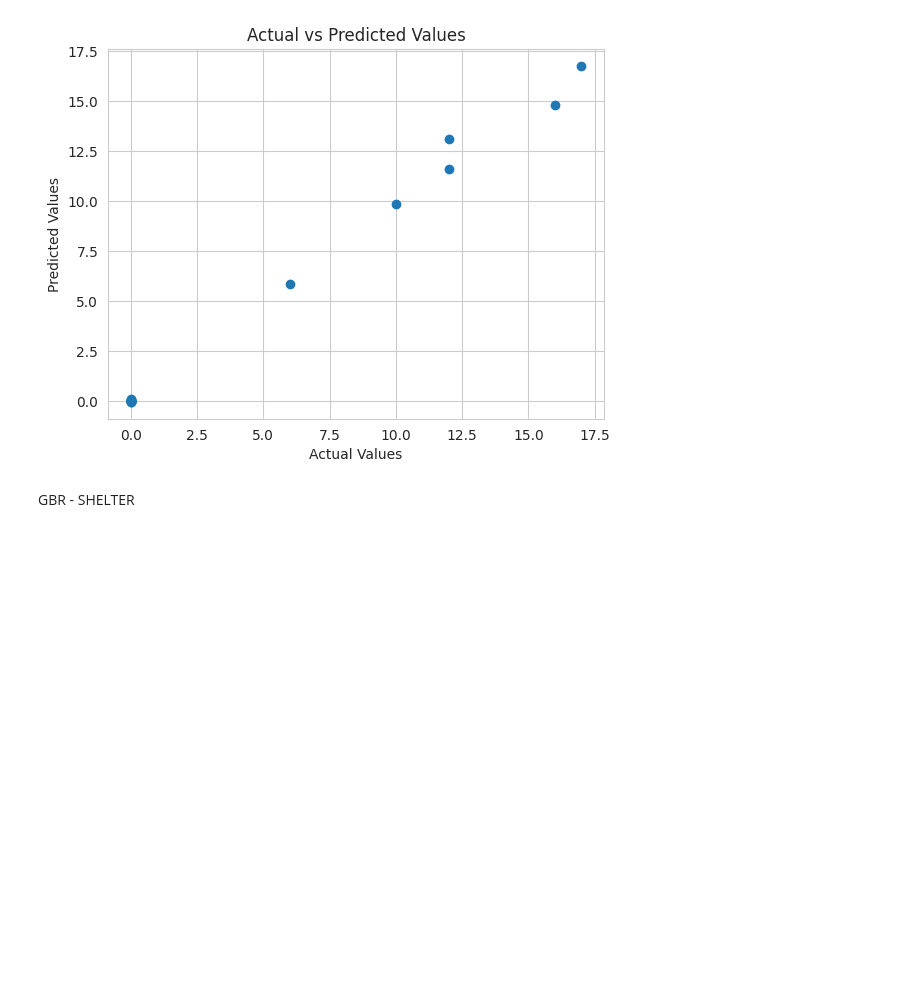
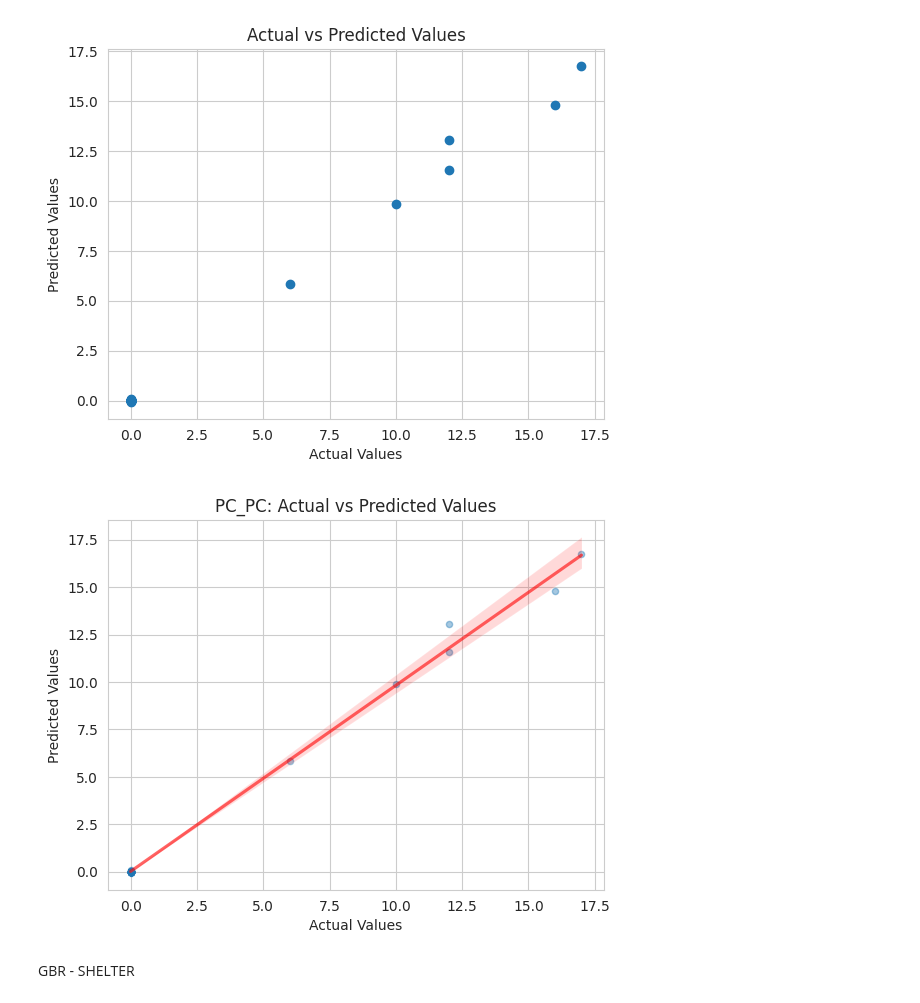
Before and after one commit to reo113/GuideHouse_Project, a Jupyter notebook: guidehouse.ipynb, the cells around one changed output. Cells and saved outputs as stored; diff of their text form; code cells hidden in the pictures; blank space fills up the shorter version.

```diff
--- a/guidehouse.ipynb
+++ b/guidehouse.ipynb
@@ -764,10 +765,10 @@ pc_pc_model = GradientBoostingRegressor(max_depth = best_max, n_estimators = bes
 
 pc_pc_model.fit(X_train_pc_pc, y_train_pc_pc)
 
-prediction = pc_pc_model.predict(X_test_pc_pc)
+pc_pc_prediction = pc_pc_model.predict(X_test_pc_pc)
 
-pc_pc_rmse = mean_squared_error(y_test_pc_pc, prediction, squared = False)
-pc_pc_r2 = r2_score(y_test_pc_pc, prediction)
+pc_pc_rmse = mean_squared_error(y_test_pc_pc, pc_pc_prediction, squared = False)
+pc_pc_r2 = r2_score(y_test_pc_pc, pc_pc_prediction)
 
 print('The rmse and r2 for PC_PC is: ')
 print(pc_pc_rmse)
@@ -784,6 +785,16 @@ plt.title('Actual vs Predicted Values')
 plt.show()
 # %% [output]
 [figure]
+# %%
+plt.title('PC_PC: Actual vs Predicted Values')
+sns.set_style('whitegrid')
+sns.regplot(x=y_test_pc_pc, y=pc_pc_prediction, scatter_kws={'s': 20, 'alpha': 0.4}, line_kws={'color': 'red','alpha': 0.6})
+plt.xlabel('Actual Values')
+plt.ylabel('Predicted Values')
+
+plt.show()
+# %% [output]
+[figure, added]
 # %% [markdown]
 GBR - SHELTER
 # %%
```
Also changed, not shown: parts of 26 cells of this notebook.
